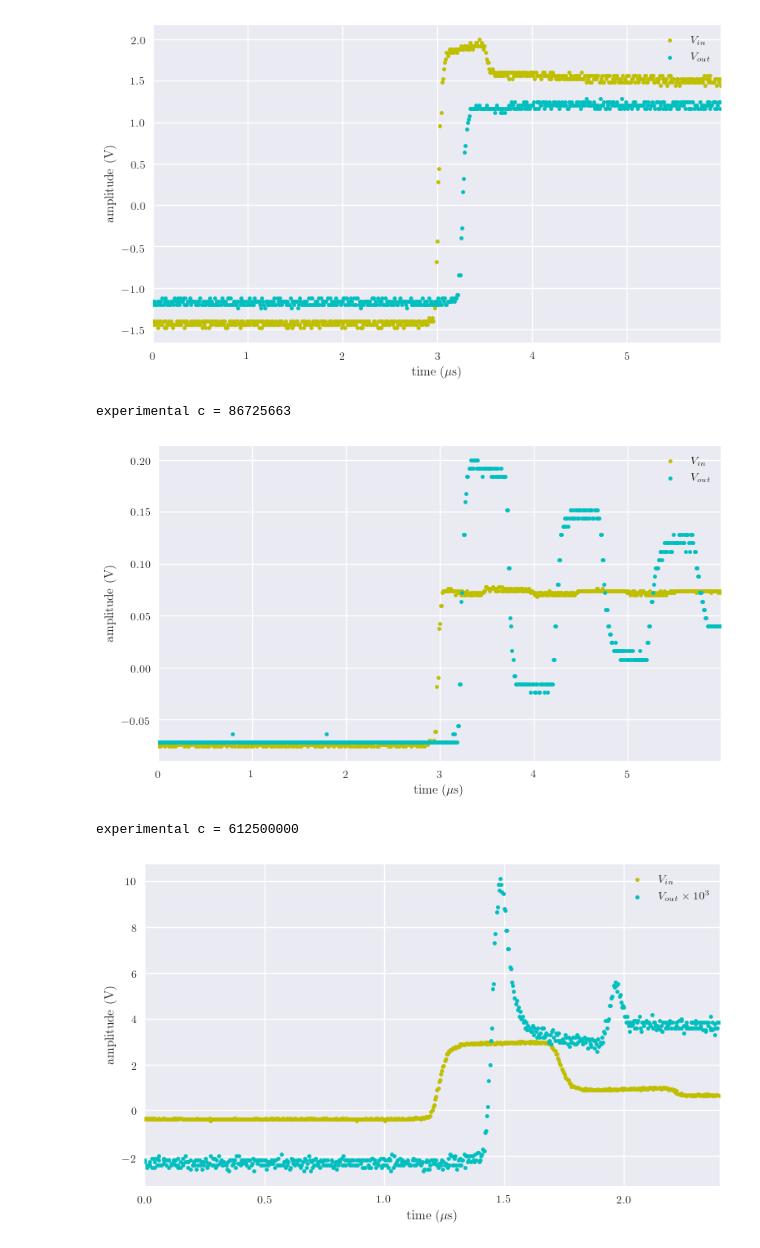
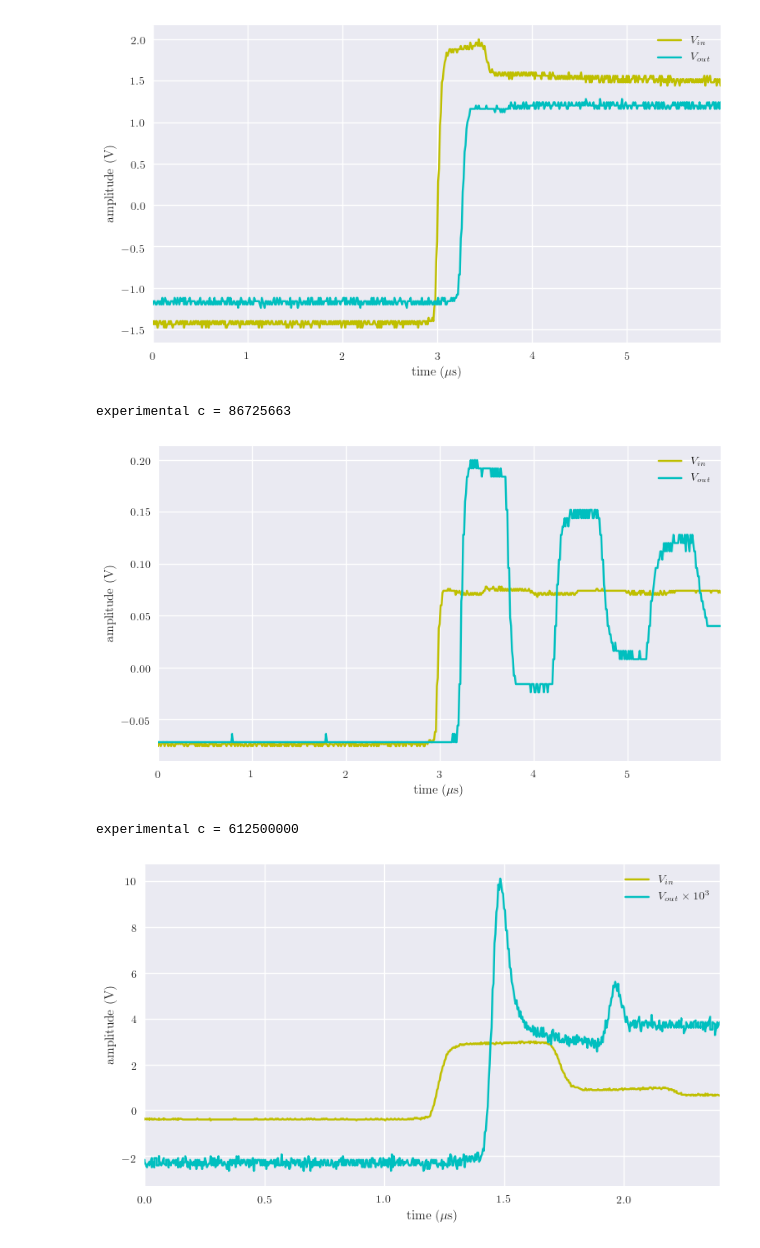
Before and after one commit to kvdomingo/Physics-192, a Jupyter notebook: C1/C1 data.ipynb, the cells around one changed output. Saved outputs shown, nothing was run; the diff lists cells and outputs as text; code cells hidden in the pictures.

```diff
--- a/C1/C1 data.ipynb
+++ b/C1/C1 data.ipynb
@@ -15,35 +15,35 @@ mp.rcParams["font.size"] = 12
 # %%
 L = 49
 c = 3e8
 
 for _, __, files in os.walk("."):
     for file in files:
         if file.endswith("2.csv"):
             t, Vin, Vout = np.genfromtxt(file, delimiter=",", skip_header=2, usecols=(0,1,2), unpack=True)
             t += abs(t.min())
             t *= 1e6
             if "shortend" in file:
                 Vout *= 1e3
-            mp.plot(t, Vin, "y.", label=r"$V_{in}$")
+            mp.plot(t, Vin, "y-", label=r"$V_{in}$")
             if "shortend" in file:
-                mp.plot(t, Vout, "c.", label=r"$V_{out} \times 10^3$")
+                mp.plot(t, Vout, "c-", label=r"$V_{out} \times 10^3$")
             else:
-                mp.plot(t, Vout, "c.", label=r"$V_{out}$")
+                mp.plot(t, Vout, "c-", label=r"$V_{out}$")
             mp.legend()
             mp.grid(True)
             mp.xlabel("time ($\mu$s)")
             mp.ylabel("amplitude (V)")
             mp.xlim(t.min(), t.max())
 #             mp.savefig(file[:-5] + ".png", dpi=300, bbox_inches="tight")
             mp.show()
 
             t /= 1e6
             c_expt = 2*L/abs(t[np.argmax(Vout)] - t[np.argmax(Vin)])
             print("experimental c = %i" %c_expt)
 # %% [output]
-[figure, old version]
+[figure, new version]
 experimental c = 86725663
-[figure, old version]
+[figure, new version]
 experimental c = 612500000
-[figure, old version]
+[figure, new version]
 experimental c = 1224999999
```
Also changed, not shown: 39 other files.
